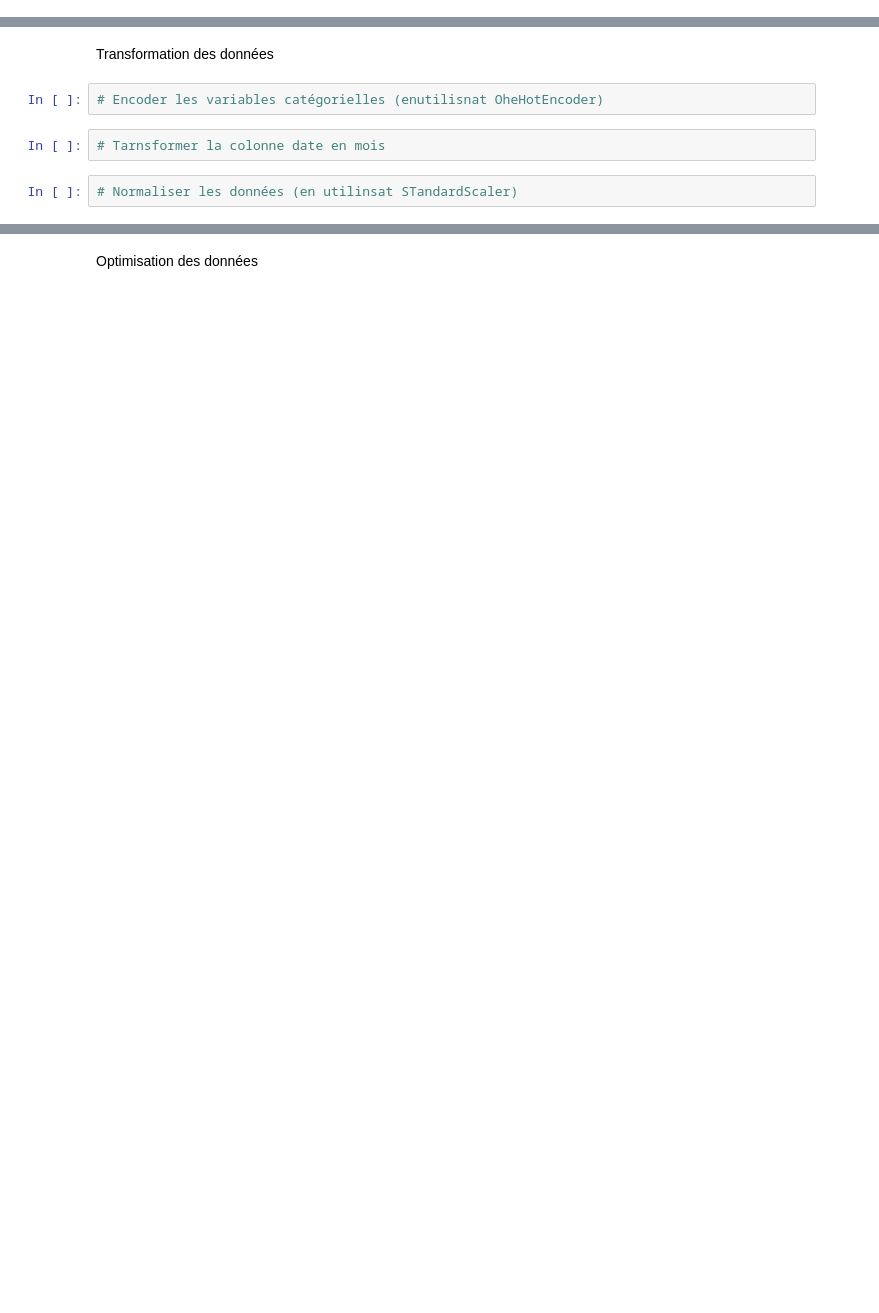
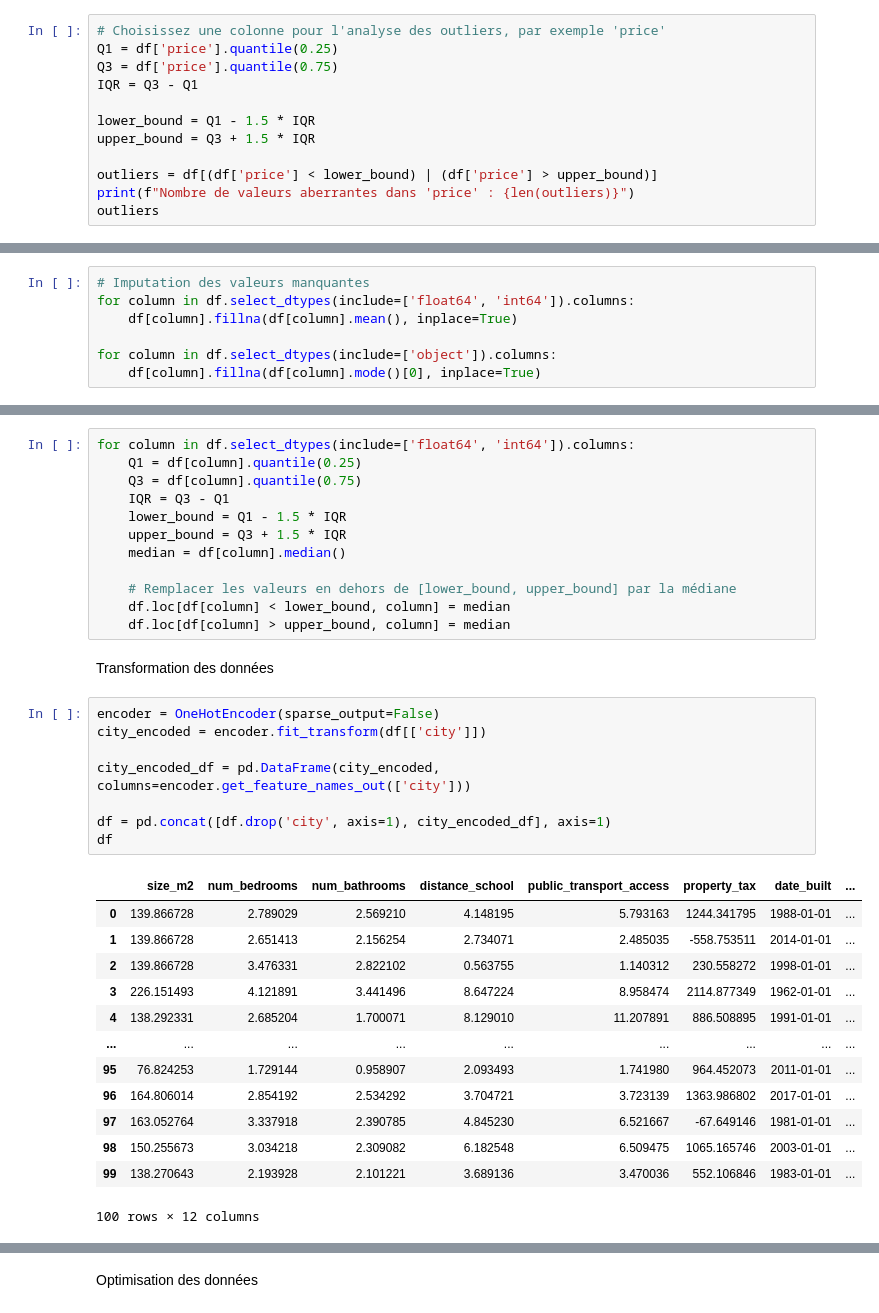
Before and after one commit to UneAbeilleee/MLOPS_TD1, a Jupyter notebook: notebook_incomplet.ipynb, the cells around one changed output, grey strips where cells are left out. Cells and saved outputs as stored; diff of their text form; blank space fills up the shorter version.

```diff
--- a/notebook_incomplet.ipynb
+++ b/notebook_incomplet.ipynb
@@ -30,0 +88,12 @@ Analyse des valeurs aberantes (outliers)
+# %%
+# Choisissez une colonne pour l'analyse des outliers, par exemple 'price'
+Q1 = df['price'].quantile(0.25)
+Q3 = df['price'].quantile(0.75)
+IQR = Q3 - Q1
+
+lower_bound = Q1 - 1.5 * IQR
+upper_bound = Q3 + 1.5 * IQR
+
+outliers = df[(df['price'] < lower_bound) | (df['price'] > upper_bound)]
+print(f"Nombre de valeurs aberrantes dans 'price' : {len(outliers)}")
+outliers
@@ -38,0 +119,7 @@ Nettoyage des données
+# %%
+# Imputation des valeurs manquantes
+for column in df.select_dtypes(include=['float64', 'int64']).columns:
+    df[column].fillna(df[column].mean(), inplace=True)
+
+for column in df.select_dtypes(include=['object']).columns:
+    df[column].fillna(df[column].mode()[0], inplace=True)
@@ -39,8 +139,36 @@ Nettoyage des données
+# %%
+for column in df.select_dtypes(include=['float64', 'int64']).columns:
+    Q1 = df[column].quantile(0.25)
+    Q3 = df[column].quantile(0.75)
+    IQR = Q3 - Q1
+    lower_bound = Q1 - 1.5 * IQR
+    upper_bound = Q3 + 1.5 * IQR
+    median = df[column].median()
+
+    # Remplacer les valeurs en dehors de [lower_bound, upper_bound] par la médiane
+    df.loc[df[column] < lower_bound, column] = median
+    df.loc[df[column] > upper_bound, column] = median
 # %% [markdown]
 Transformation des données
-# %%
-# Encoder les variables catégorielles (enutilisnat OheHotEncoder)
-# %%
-# Tarnsformer la colonne date en mois
-# %%
-# Normaliser les données (en utilinsat STandardScaler)
+# %%
+encoder = OneHotEncoder(sparse_output=False)
+city_encoded = encoder.fit_transform(df[['city']])
+
+city_encoded_df = pd.DataFrame(city_encoded, columns=encoder.get_feature_names_out(['city']))
+
+df = pd.concat([df.drop('city', axis=1), city_encoded_df], axis=1)
+df
+# %% [output]
+|  | size_m2 | num_bedrooms | num_bathrooms | distance_school | public_transport_access | property_tax | date_built | ... |
+| 0 | 139.866728 | 2.789029 | 2.569210 | 4.148195 | 5.793163 | 1244.341795 | 1988-01-01 | ... |
+| 1 | 139.866728 | 2.651413 | 2.156254 | 2.734071 | 2.485035 | -558.753511 | 2014-01-01 | ... |
+| 2 | 139.866728 | 3.476331 | 2.822102 | 0.563755 | 1.140312 | 230.558272 | 1998-01-01 | ... |
+| 3 | 226.151493 | 4.121891 | 3.441496 | 8.647224 | 8.958474 | 2114.877349 | 1962-01-01 | ... |
+| 4 | 138.292331 | 2.685204 | 1.700071 | 8.129010 | 11.207891 | 886.508895 | 1991-01-01 | ... |
+| ... | ... | ... | ... | ... | ... | ... | ... | ... |
+| 95 | 76.824253 | 1.729144 | 0.958907 | 2.093493 | 1.741980 | 964.452073 | 2011-01-01 | ... |
+| 96 | 164.806014 | 2.854192 | 2.534292 | 3.704721 | 3.723139 | 1363.986802 | 2017-01-01 | ... |
+| 97 | 163.052764 | 3.337918 | 2.390785 | 4.845230 | 6.521667 | -67.649146 | 1981-01-01 | ... |
+| 98 | 150.255673 | 3.034218 | 2.309082 | 6.182548 | 6.509475 | 1065.165746 | 2003-01-01 | ... |
+| 99 | 138.270643 | 2.193928 | 2.101221 | 3.689136 | 3.470036 | 552.106846 | 1983-01-01 | ... |
+100 rows × 12 columns
```
Also changed, not shown: parts of 34 cells of this notebook.
